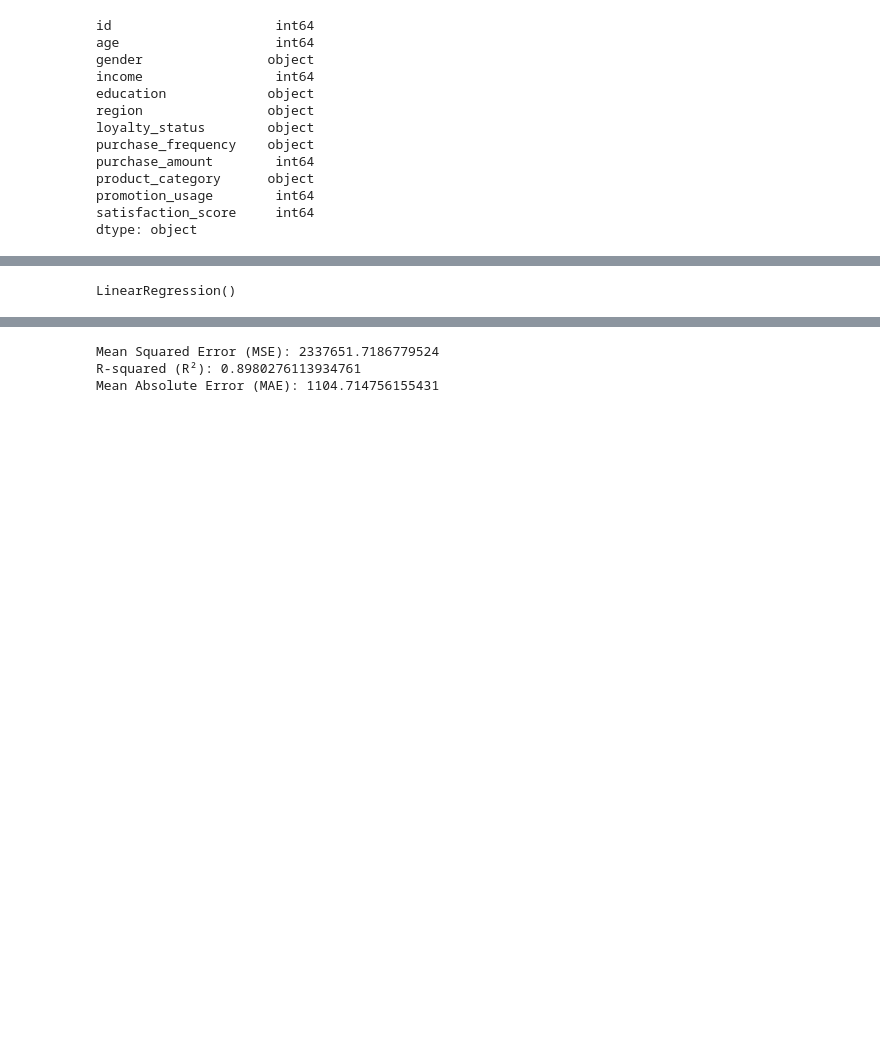
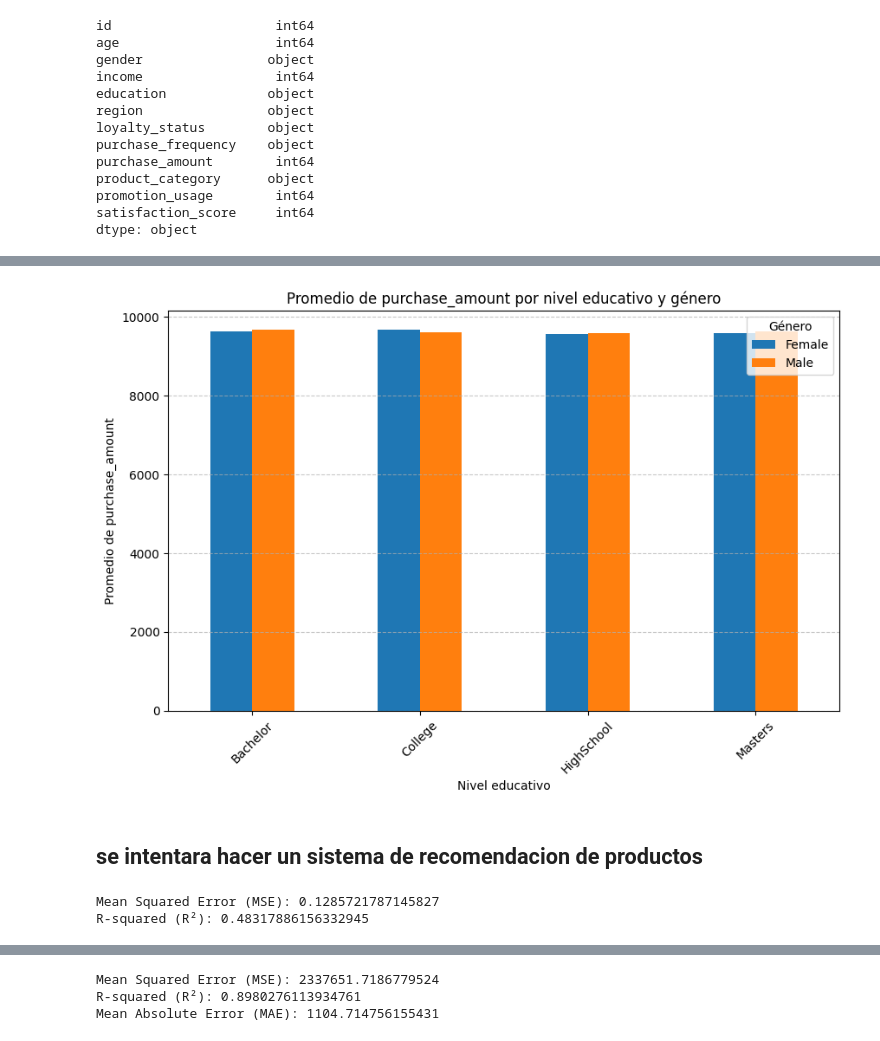
Before and after one commit to ancarye/proyecto_bedu_mod_4, a Jupyter notebook: Untitled.ipynb, the cells around one changed output, grey strips where cells are left out. Saved outputs shown, nothing was run; the diff lists cells and outputs as text; code cells hidden in the pictures; blank space fills up the shorter version.

```diff
--- a/Untitled.ipynb
+++ b/Untitled.ipynb
@@ -87,0 +133,6 @@ data_encoded = pd.get_dummies(data, columns=['gender'])
+# %%
+# Calcula el promedio de purchase_amount agrupado por education y gender
+promedio_purchase = data.groupby(['education', 'gender'])['purchase_amount'].mean()
+
+# Muestra el resultado
+print(promedio_purchase)
@@ -88,16 +150,41 @@ data_encoded = pd.get_dummies(data, columns=['gender'])
+# %%
+# Reorganiza los datos para que cada combinación de 'education' y 'gender' esté en una fila
+promedio_purchase_unstacked = promedio_purchase.unstack()
+
+# Graficar
+promedio_purchase_unstacked.plot(kind='bar', figsize=(10, 6))
+plt.title('Promedio de purchase_amount por nivel educativo y género')
+plt.xlabel('Nivel educativo')
+plt.ylabel('Promedio de purchase_amount')
+plt.xticks(rotation=45)
+plt.legend(title='Género')
+plt.grid(axis='y', linestyle='--', alpha=0.7)
+plt.show()
+# %% [output]
+[figure, added]
+# %% [markdown]
+## se intentara hacer un sistema de recomendacion de productos
 # %%
-# Codificar características categóricas usando la codificación one-hot
-data_encoded = pd.get_dummies(data, columns=['gender', 'education', 'region', 'loyalty_status', 'purchase_frequency', 'product_category'])
-
-# Dividir los datos en características (X) y etiquetas (y)
-X = data_encoded.drop(['purchase_amount'], axis=1)
-y = data_encoded['purchase_amount']
-
-# Dividir los datos en conjuntos de entrenamiento y prueba
+## Dividir los datos en conjuntos de entrenamiento y prueba (80% entrenamiento, 20% prueba)
 X_train, X_test, y_train, y_test = train_test_split(X, y, test_size=0.2, random_state=42)
 
-# Ajustar el modelo de regresión lineal
-lr_model = LinearRegression()
-lr_model.fit(X_train, y_train)
+# Inicializar el modelo de regresión lineal
+regression_model = LinearRegression()
+
+# Entrenar el modelo con los datos de entrenamiento
+regression_model.fit(X_train, y_train)
+
+# Predecir los valores de la prueba
+y_pred = regression_model.predict(X_test)
+
+# Calcular el error cuadrático medio
+mse = mean_squared_error(y_test, y_pred)
+
+# Calcular el coeficiente de determinación (R²)
+r2 = r2_score(y_test, y_pred)
+
+print("Mean Squared Error (MSE):", mse)
+print("R-squared (R²):", r2)
 # %% [output]
-LinearRegression()
+Mean Squared Error (MSE): 0.1285721787145827
+R-squared (R²): 0.48317886156332945
```
Also changed, not shown: parts of 26 cells of this notebook, 1 other file.
